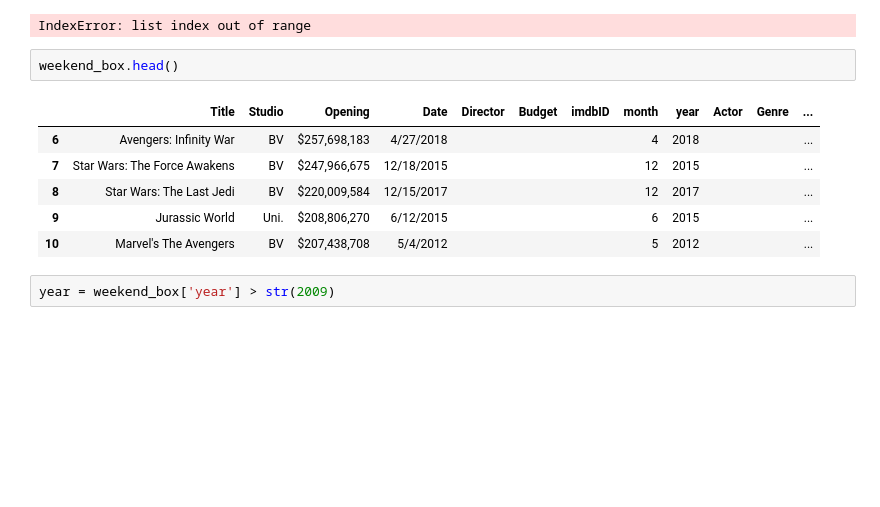
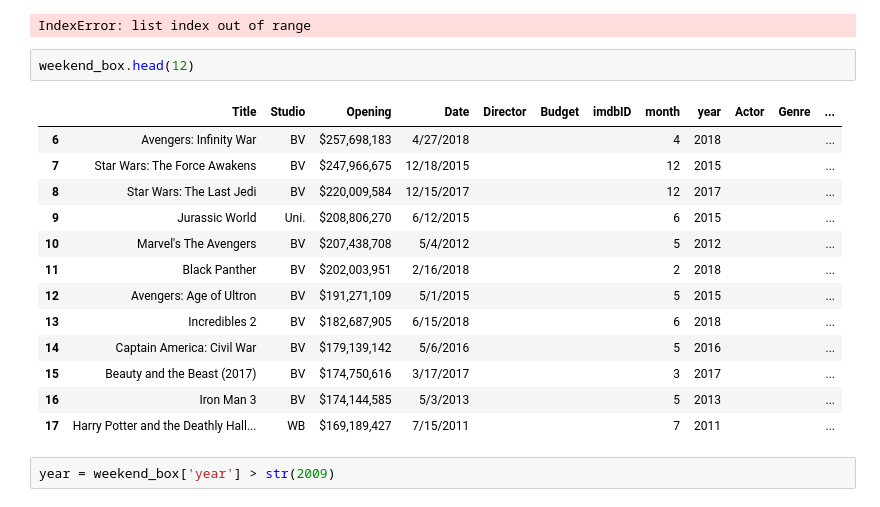
Before and after one commit to ddrossi93/Opening-Box-Office-Predictor, a Jupyter notebook: tester.ipynb, the cells around one changed output. Drawn from its saved outputs; the diff is of its cells as text; blank space fills up the shorter version.

```diff
--- a/tester.ipynb
+++ b/tester.ipynb
@@ -165,14 +165,21 @@ nan
 nan
 IndexError: list index out of range
 # %%
-weekend_box.head()
+weekend_box.head(12)
 # %% [output]
 |  | Title | Studio | Opening | Date | Director | Budget | imdbID | month | year | Actor | Genre | ... |
 | 6 | Avengers: Infinity War | BV | $257,698,183 | 4/27/2018 |  |  |  | 4 | 2018 |  |  | ... |
 | 7 | Star Wars: The Force Awakens | BV | $247,966,675 | 12/18/2015 |  |  |  | 12 | 2015 |  |  | ... |
 | 8 | Star Wars: The Last Jedi | BV | $220,009,584 | 12/15/2017 |  |  |  | 12 | 2017 |  |  | ... |
 | 9 | Jurassic World | Uni. | $208,806,270 | 6/12/2015 |  |  |  | 6 | 2015 |  |  | ... |
 | 10 | Marvel's The Avengers | BV | $207,438,708 | 5/4/2012 |  |  |  | 5 | 2012 |  |  | ... |
+| 11 | Black Panther | BV | $202,003,951 | 2/16/2018 |  |  |  | 2 | 2018 |  |  | ... |
+| 12 | Avengers: Age of Ultron | BV | $191,271,109 | 5/1/2015 |  |  |  | 5 | 2015 |  |  | ... |
+| 13 | Incredibles 2 | BV | $182,687,905 | 6/15/2018 |  |  |  | 6 | 2018 |  |  | ... |
+| 14 | Captain America: Civil War | BV | $179,139,142 | 5/6/2016 |  |  |  | 5 | 2016 |  |  | ... |
+| 15 | Beauty and the Beast (2017) | BV | $174,750,616 | 3/17/2017 |  |  |  | 3 | 2017 |  |  | ... |
+| 16 | Iron Man 3 | BV | $174,144,585 | 5/3/2013 |  |  |  | 5 | 2013 |  |  | ... |
+| 17 | Harry Potter and the Deathly Hall... | WB | $169,189,427 | 7/15/2011 |  |  |  | 7 | 2011 |  |  | ... |
 # %%
 year = weekend_box['year'] > str(2009)
 # %%
```
Also changed, not shown: parts of 6 cells of this notebook, 1 other file.
